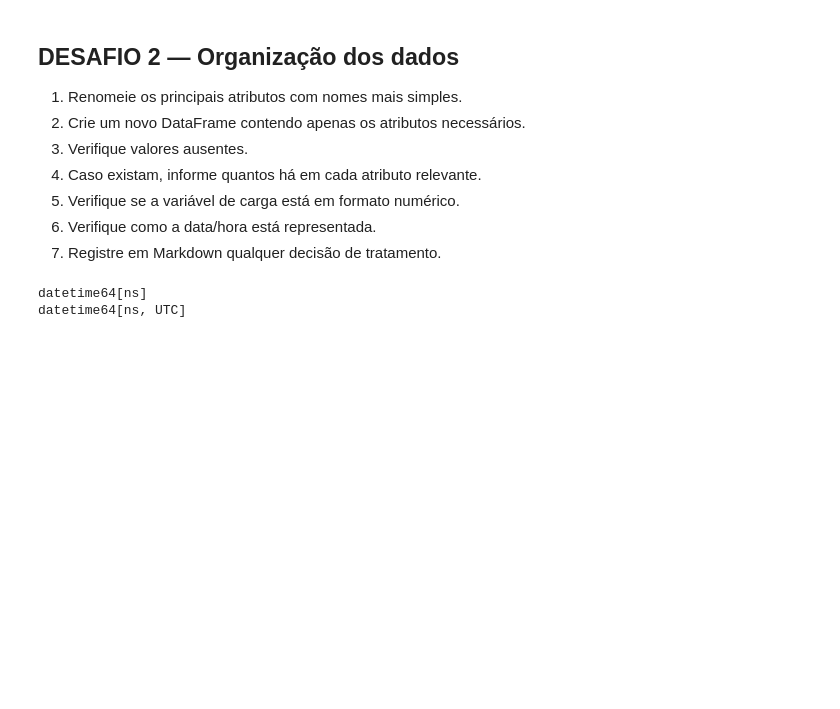
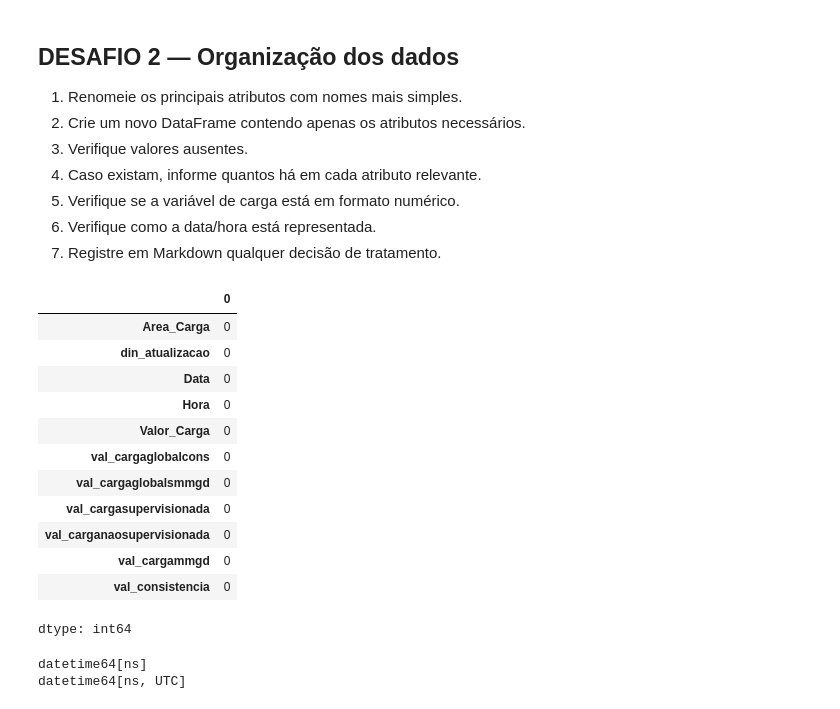
Before and after one commit to pedrosampaiom2007-gif/cp1-Andre, a Jupyter notebook: Desafio_Final_Energia_ONS_API_Final.ipynb, the cells around one changed output. Saved outputs shown, nothing was run; the diff lists cells and outputs as text; code cells hidden in the pictures; blank space fills up the shorter version.

```diff
--- a/Desafio_Final_Energia_ONS_API_Final.ipynb
+++ b/Desafio_Final_Energia_ONS_API_Final.ipynb
@@ -209,6 +209,22 @@ dados = dados.rename(columns={
 
 dados['Data'] = pd.to_datetime(dados['Data'])
 dados['Hora'] = pd.to_datetime(dados['Hora'])
+# %%
+dados.isnull().sum()
+# %% [output]
+|  | 0 |
+| Area_Carga | 0 |
+| din_atualizacao | 0 |
+| Data | 0 |
+| Hora | 0 |
+| Valor_Carga | 0 |
+| val_cargaglobalcons | 0 |
+| val_cargaglobalsmmgd | 0 |
+| val_cargasupervisionada | 0 |
+| val_carganaosupervisionada | 0 |
+| val_cargammgd | 0 |
+| val_consistencia | 0 |
+dtype: int64
 # %%
 print(dados['Data'].dtype)
 print(dados['Hora'].dtype)
```
